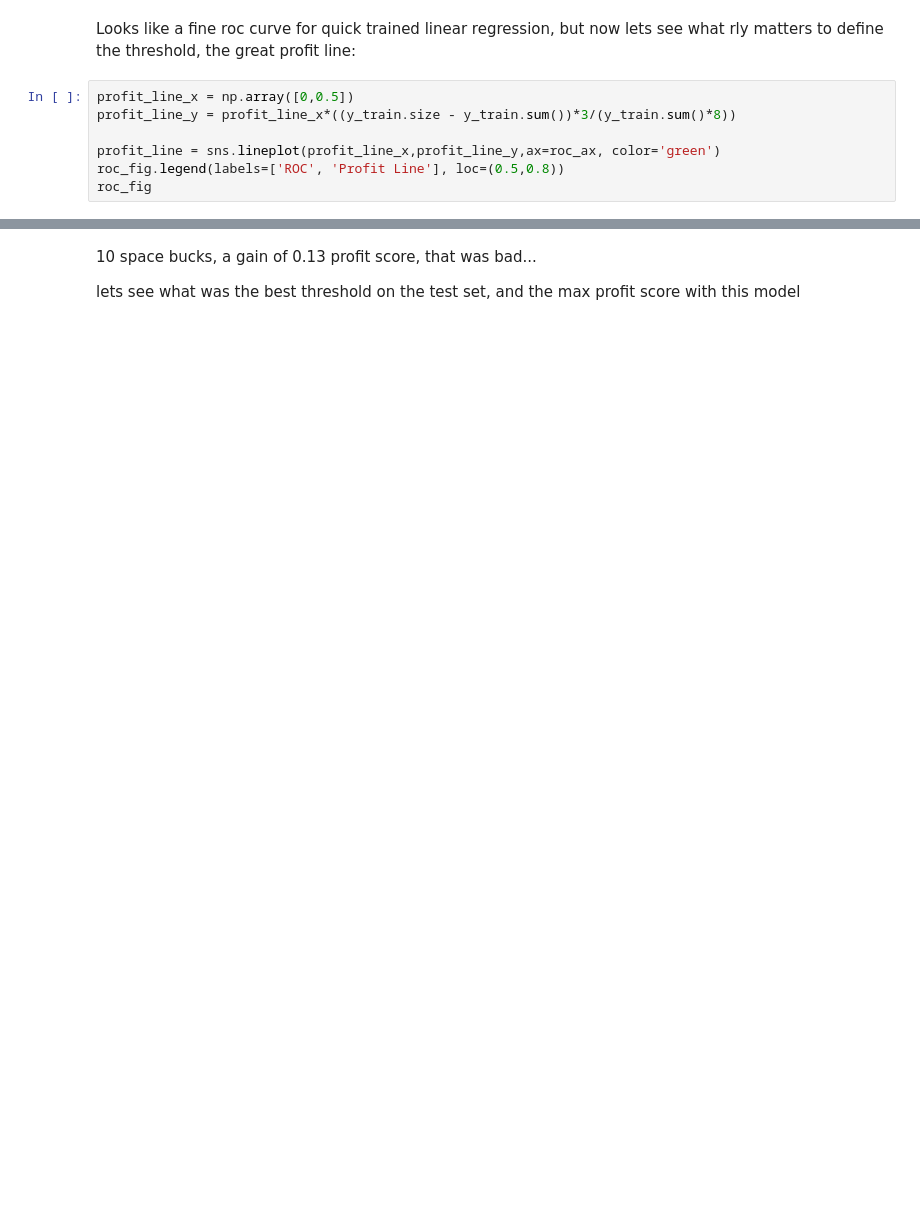
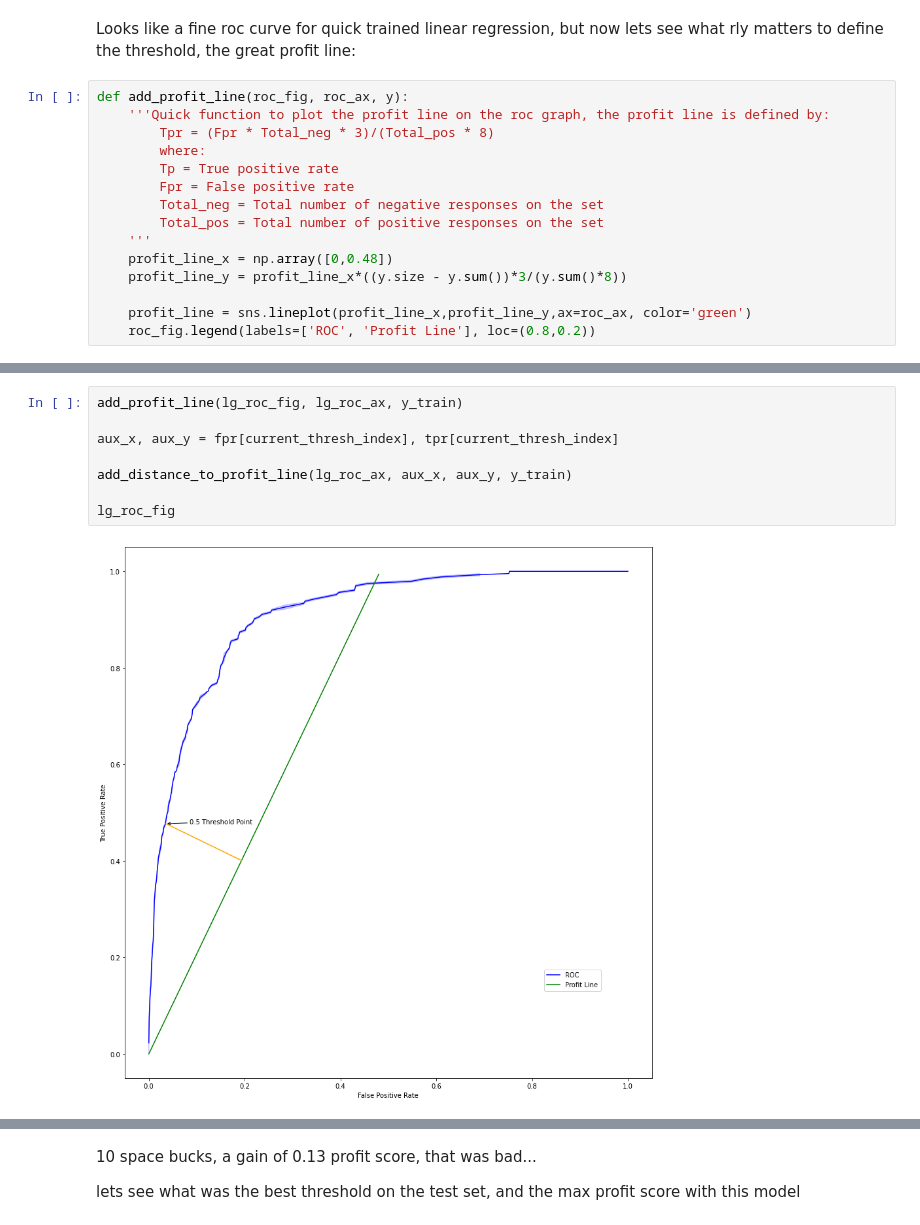
Before and after one commit to TMKlautau/ifood_test_case_start_to_finish, a Jupyter notebook: Ifood_Data_analysis.ipynb, the cells around one changed output, grey strips where cells are left out. Saved outputs shown, nothing was run; the diff lists cells and outputs as text; blank space fills up the shorter version.

```diff
--- a/Ifood_Data_analysis.ipynb
+++ b/Ifood_Data_analysis.ipynb
@@ -394,9 +407,17 @@ plt.show()
 # %% [markdown]
 Looks like a fine roc curve for quick trained linear regression, but now lets see what rly matters to define the threshold, the great profit line:
 # %%
-profit_line_x = np.array([0,0.5])
-profit_line_y = profit_line_x*((y_train.size - y_train.sum())*3/(y_train.sum()*8))
+def add_profit_line(roc_fig, roc_ax, y):
+    '''Quick function to plot the profit line on the roc graph, the profit line is defined by:
+        Tpr = (Fpr * Total_neg * 3)/(Total_pos * 8)
+        where:
+        Tp = True positive rate
+        Fpr = False positive rate
+        Total_neg = Total number of negative responses on the set
+        Total_pos = Total number of positive responses on the set
+    '''
+    profit_line_x = np.array([0,0.48])
+    profit_line_y = profit_line_x*((y.size - y.sum())*3/(y.sum()*8))
 
-profit_line = sns.lineplot(profit_line_x,profit_line_y,ax=roc_ax, color='green')
-roc_fig.legend(labels=['ROC', 'Profit Line'], loc=(0.5,0.8))
-roc_fig
+    profit_line = sns.lineplot(profit_line_x,profit_line_y,ax=roc_ax, color='green')
+    roc_fig.legend(labels=['ROC', 'Profit Line'], loc=(0.8,0.2))
@@ -405 +433,11 @@ roc_fig
+# %%
+add_profit_line(lg_roc_fig, lg_roc_ax, y_train)
+
+aux_x, aux_y = fpr[current_thresh_index], tpr[current_thresh_index]
+
+add_distance_to_profit_line(lg_roc_ax, aux_x, aux_y, y_train)
+
+lg_roc_fig
+# %% [output]
+[figure, added]
 # %% [markdown]
```
Also changed, not shown: parts of 103 cells of this notebook.
